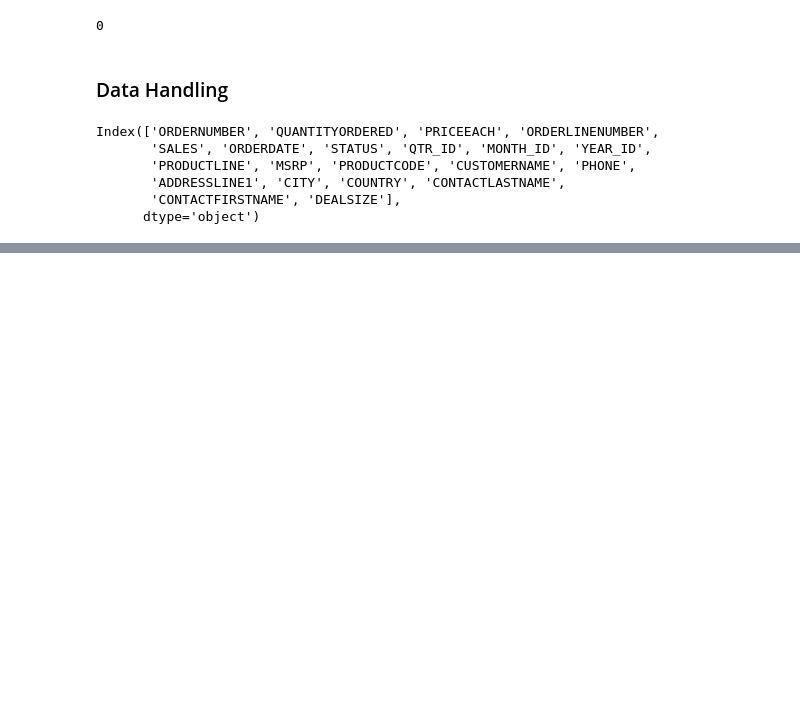
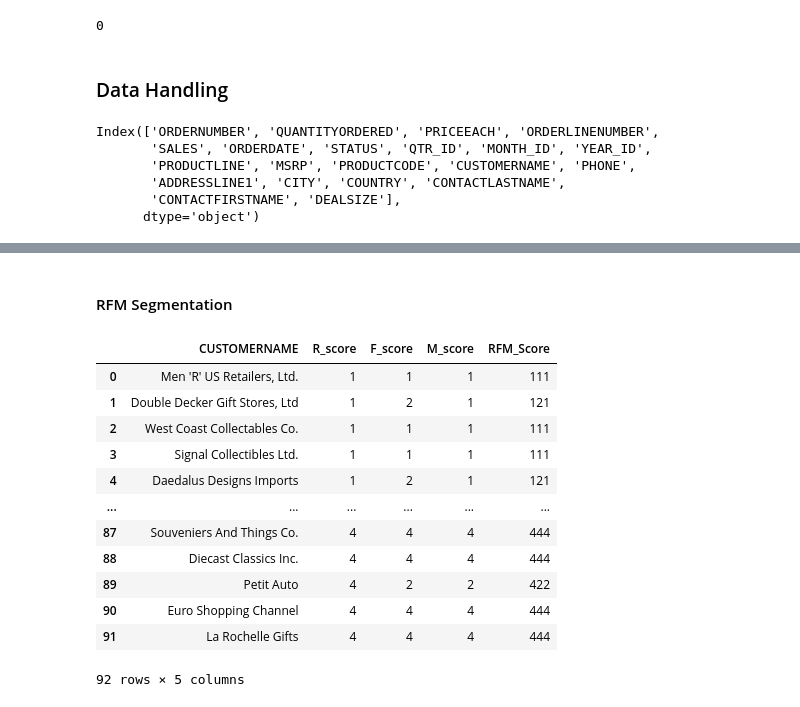
Before and after one commit to huseynaxmedov1999/RFM-Segmentation-and-customer-profiling, a Jupyter notebook: Full RFM Segmentation and Customer Profiling1.ipynb, the cells around one changed output, grey strips where cells are left out. Drawn from its saved outputs; the diff is of its cells as text; code cells hidden in the pictures; blank space fills up the shorter version.

```diff
--- a/Full RFM Segmentation and Customer Profiling1.ipynb
+++ b/Full RFM Segmentation and Customer Profiling1.ipynb
@@ -105,0 +157,5 @@ Index(['ORDERNUMBER', 'QUANTITYORDERED', 'PRICEEACH', 'ORDERLINENUMBER',
+# %%
+Monetary = df.groupby('CUSTOMERNAME')['SALES'].sum().reset_index() # Calculate monetary value for each customer by summing sales
+Monetary.columns = ['CUSTOMERNAME', 'MONETARY'] # Rename columns for clarity
+Monetary = Monetary.sort_values('MONETARY', ascending=False) # Sort customers by monetary value in descending order
+Monetary
@@ -105,0 +229,20 @@ Index(['ORDERNUMBER', 'QUANTITYORDERED', 'PRICEEACH', 'ORDERLINENUMBER',
+# %% [markdown]
+#### RFM Segmentation
+# %%
+RFM_segment = pd.concat([Recency.set_index('CUSTOMERNAME')['R_score'], Frequency.set_index('CUSTOMERNAME')['F_score'], Monetary.set_index('CUSTOMERNAME')['M_score']], axis=1).reset_index() # Combine R, F, M scores into a single DataFrame
+RFM_segment['RFM_Score'] = RFM_segment['R_score'].astype(str) + RFM_segment['F_score'].astype(str) + RFM_segment['M_score'].astype(str) # Create RFM score by concatenating R, F, M scores
+RFM_segment
+# %% [output]
+|  | CUSTOMERNAME | R_score | F_score | M_score | RFM_Score |
+| 0 | Men 'R' US Retailers, Ltd. | 1 | 1 | 1 | 111 |
+| 1 | Double Decker Gift Stores, Ltd | 1 | 2 | 1 | 121 |
+| 2 | West Coast Collectables Co. | 1 | 1 | 1 | 111 |
+| 3 | Signal Collectibles Ltd. | 1 | 1 | 1 | 111 |
+| 4 | Daedalus Designs Imports | 1 | 2 | 1 | 121 |
+| ... | ... | ... | ... | ... | ... |
+| 87 | Souveniers And Things Co. | 4 | 4 | 4 | 444 |
+| 88 | Diecast Classics Inc. | 4 | 4 | 4 | 444 |
+| 89 | Petit Auto | 4 | 2 | 2 | 422 |
+| 90 | Euro Shopping Channel | 4 | 4 | 4 | 444 |
+| 91 | La Rochelle Gifts | 4 | 4 | 4 | 444 |
+92 rows × 5 columns
```
Also changed, not shown: parts of 18 cells of this notebook.
